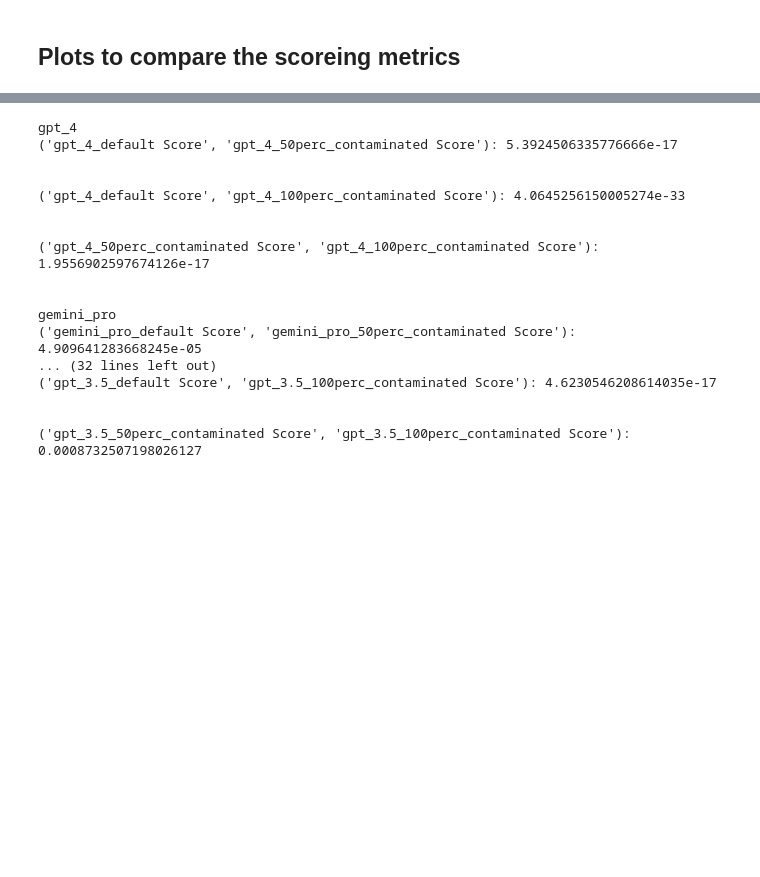
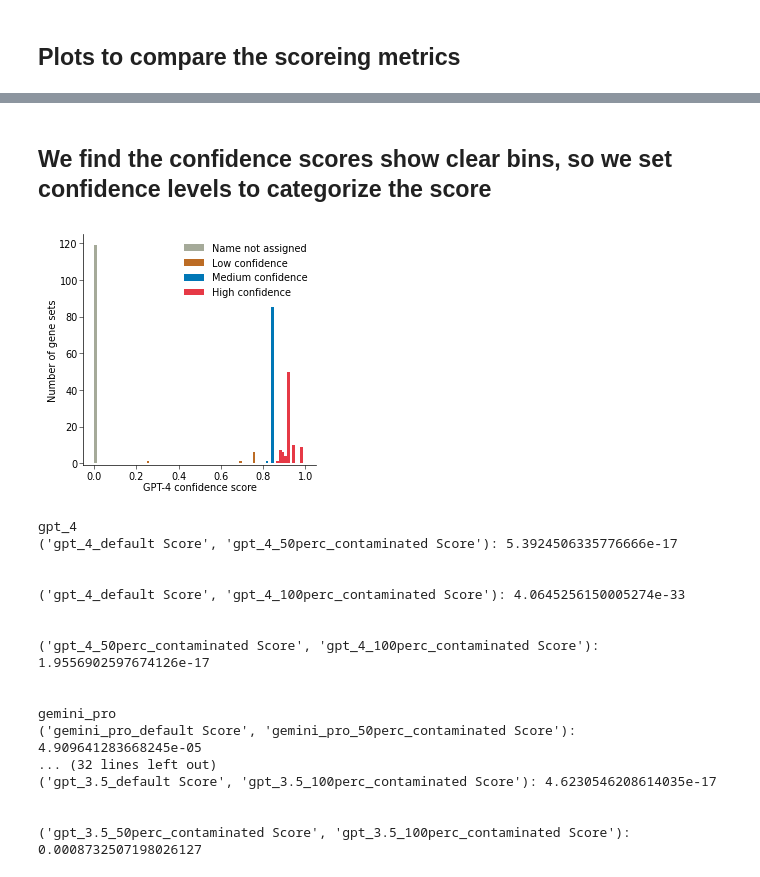
Before and after one commit to idekerlab/llm_evaluation_for_gene_set_interpretation, a Jupyter notebook: 3B-2.[model compare]Check_confidence_scoring_metrics.ipynb, the cells around one changed output, grey strips where cells are left out. Cells and saved outputs as stored; diff of their text form; code cells hidden in the pictures; blank space fills up the shorter version.

```diff
--- a/3B-2.[model compare]Check_confidence_scoring_metrics.ipynb
+++ b/3B-2.[model compare]Check_confidence_scoring_metrics.ipynb
@@ -249,4 +186,46 @@ review_sample
 [figure]
+# %% [markdown]
+## We find the confidence scores show clear bins, so we set confidence levels to categorize the score
+# %%
+# only collect gpt4 scores
+scores_gpt = []
+
+gpt_df = pd.read_csv('./data/GO_term_analysis/model_compare/LLM_processed_model_compare_100set_gpt_4.tsv', sep='\t')
+long_scores = melt_score_df(gpt_df)
+
+scores_gpt.extend(long_scores['Score'])
+# %%
+# Create the figure and axis
+plt.figure(figsize=(3,3))
+# Create histograms for each region
+bins = np.linspace(0, 1, 81)  # Define bins
+scores_gpt = np.array(scores_gpt)
+
+# Histplot for 'Name not assigned'
+sns.histplot(scores_gpt[(scores_gpt >= 0) & (scores_gpt < 0.03)], bins=bins, color='#A5AA99',  linewidth=0, alpha=1, kde=False)
+# Histplot for 'Low confidence'
+sns.histplot(scores_gpt[(scores_gpt >= 0.03) & (scores_gpt < 0.82)], bins=bins, color='#bc6c25', linewidth=0, alpha=1, kde=False)
+# Histplot for 'Medium confidence'
+sns.histplot(scores_gpt[(scores_gpt >= 0.82) & (scores_gpt < 0.87)], bins=bins, color='#0077b6', linewidth=0, alpha=1, kde=False)
+# Histplot for 'High confidence'
+sns.histplot(scores_gpt[(scores_gpt >= 0.87) & (scores_gpt <= 1)], bins=bins, color='#e63946', linewidth=0, alpha=1, kde=False)
+
+# Add vertical lines
+# plt.axvline(0.87, color='black', linestyle='--', linewidth=0.7, alpha=0.8)
+# plt.axvline(0.82, color='black', linestyle='--', linewidth=0.7, alpha=0.8)
+
+# Add labels and despine
+plt.xlabel('GPT-4 confidence score')
+plt.ylabel('Number of gene sets')
+plt.ylim(-1, 125)
+sns.despine()
+plt.legend(['Name not assigned', 'Low confidence', 'Medium confidence', 'High confidence'], loc='upper right')
+
+plt.savefig('./figures/model_compare/gpt4_confidence_score_histogram_colors.svg', bbox_inches='tight')
+# Show plot
+plt.show()
+# %% [output]
+[figure, added]
 # %%
 # for each score distribution, calculate the p value between the distributions
 
```
Also changed, not shown: parts of 9 cells of this notebook, 15 other files.
